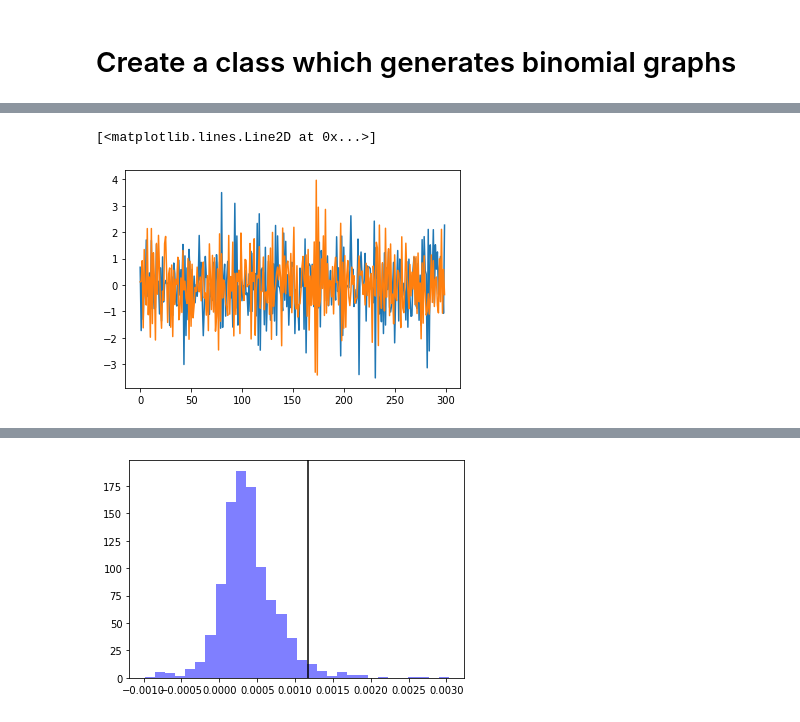
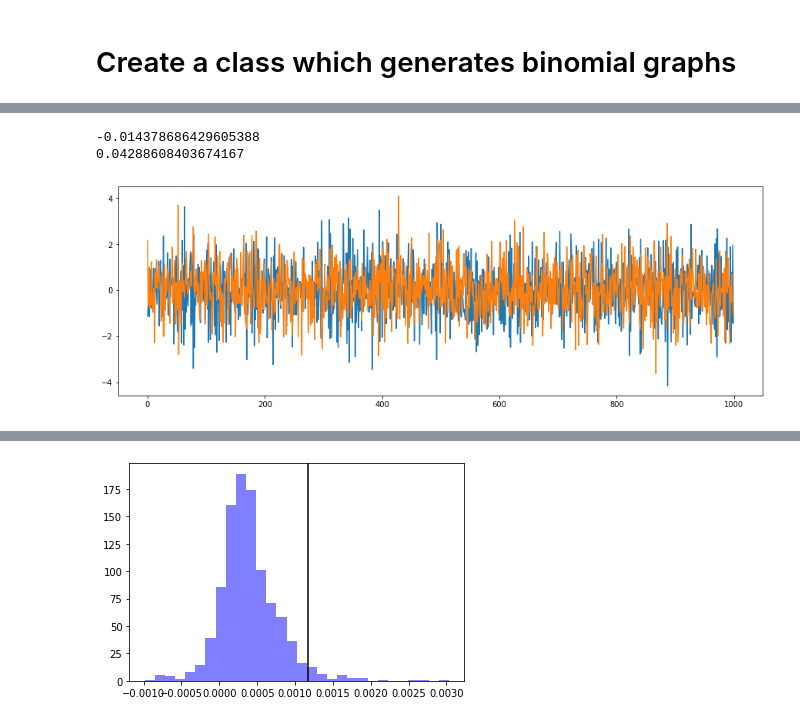
Before and after one commit to ragnarlevi/GTST, a Jupyter notebook: _Workbench/WildBootstrap.ipynb, the cells around one changed output, grey strips where cells are left out. Cells and saved outputs as stored; diff of their text form; code cells hidden in the pictures.

```diff
--- a/_Workbench/WildBootstrap.ipynb
+++ b/_Workbench/WildBootstrap.ipynb
@@ -259,0 +310,9 @@ KeyboardInterrupt:
+# %%
+p_x = simpleArima(0.9, 1.0 ** 2, 300)
+p_y = simpleArima(0.1, 1.0 ** 2, 300)
+
+fig = plt.figure(figsize = (15, 5))
+plt.plot(range(len(p_x)), p_x)
+plt.plot(range(len(p_y)), p_y)
+print(np.mean(p_x))
+print(np.mean(p_y))
@@ -259,0 +323,28 @@ KeyboardInterrupt:
+# %%
+n = 500
+m = 500
+B = 1000
+nr_samples = 20
+
+nr_rejections = 0
+for i in range(nr_samples):
+    p_x = simpleArima(0.5, 1.0 ** 2, n)
+    p_y = simpleArima(0.1, 1.0 ** 2, m)
+
+    gamma = PairwiseDistance(p_x, p_y)
+
+    # d = PairwiseDistance(p_x,p_y)
+    K = pairwise_kernels(np.reshape(np.concatenate((p_x,p_y)), (2*n,1)), np.reshape(np.concatenate((p_x,p_y)), (2*n,1)), metric='rbf', gamma = 1/(2*0.8**2))
+    mmd_stat = mg.MMD_u(K, n,m)
+    mmd_null = np.zeros(B)
+
+    for b in range(B):
+        K_perm = blockBootstrap(K, n, m, 5)
+        mmd_null[b] = mg.MMD_u(K_perm, n,m)
+
+    print(f'P-value {np.sum(mmd_null > mmd_stat) / B}')
+
+    if np.sum(mmd_null > mmd_stat) / B < 0.05:
+        nr_rejections += 1
+
+    print(f'Nr rejections {nr_rejections}')
@@ -260,6 +369,10 @@ KeyboardInterrupt:
 # %%
+fig = plt.figure(figsize = (15, 5))
 plt.plot(range(len(p_x)), p_x)
 plt.plot(range(len(p_y)), p_y)
+print(np.mean(p_x))
+print(np.mean(p_y))
 # %% [output]
-[<matplotlib.lines.Line2D at 0x...>]
+-0.014378686429605388
+0.04288608403674167
-[figure, old version]
+[figure, new version]
```
Also changed, not shown: parts of 10 cells of this notebook, 16 other files.
